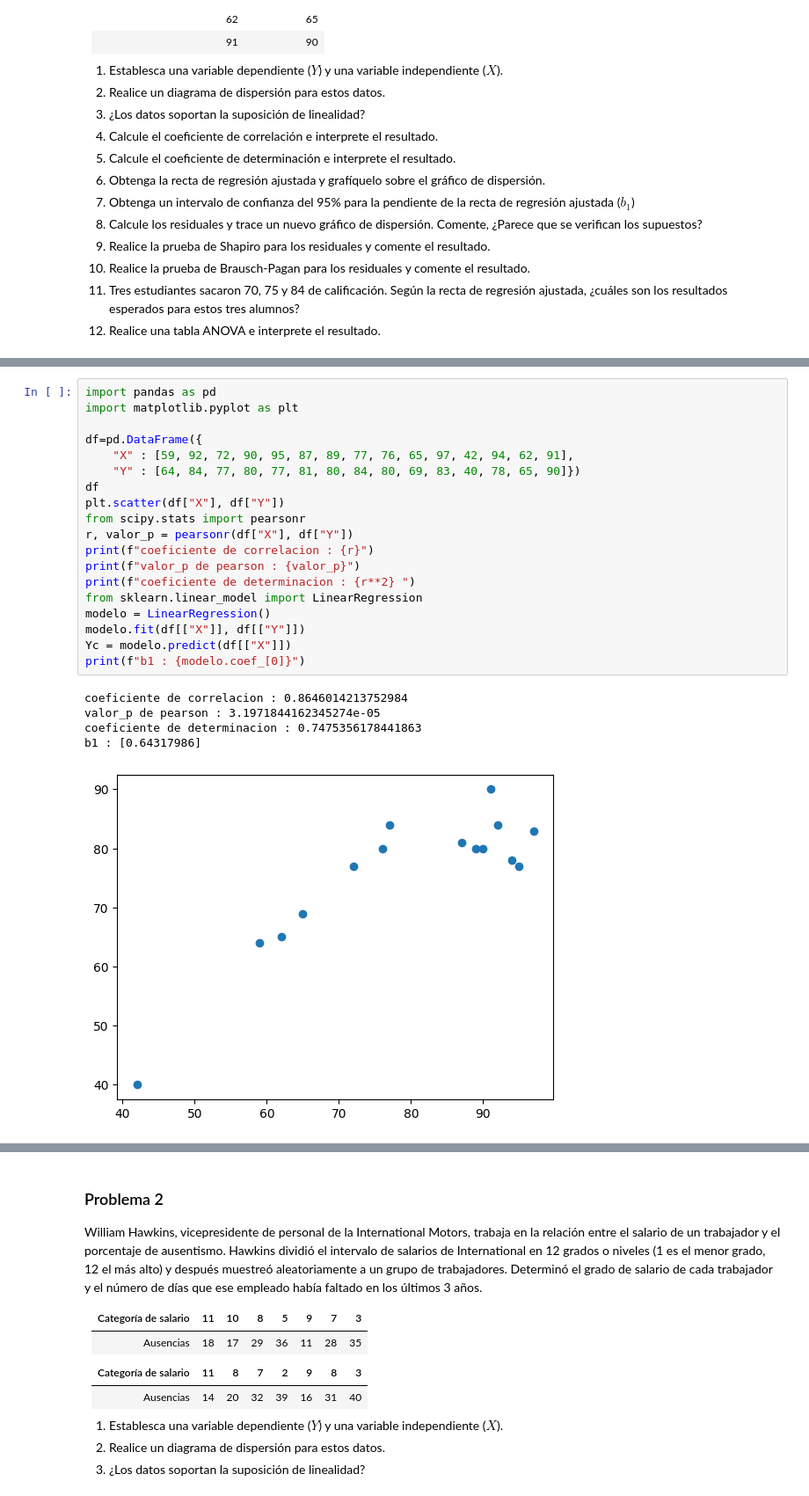
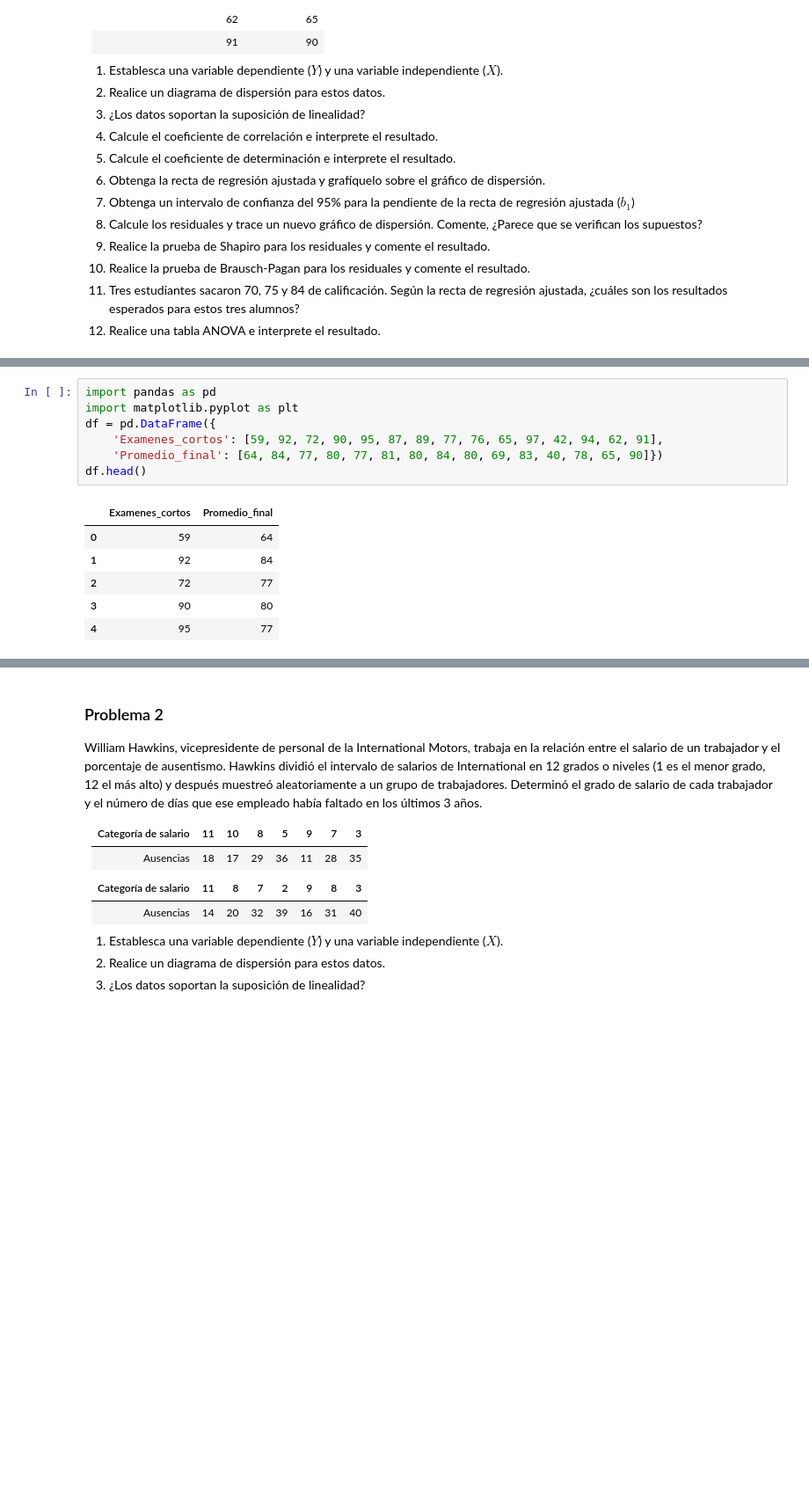
Before and after one commit to Elizabeth341/Estadistica, a Jupyter notebook: Copia_de_Problemario_Estadística_Inferencial_II.ipynb, the cells around one changed output, grey strips where cells are left out. Shown: that part at 88% size. Cells and saved outputs as stored; diff of their text form; blank space fills up the shorter version.

```diff
--- a/Copia_de_Problemario_Estadística_Inferencial_II.ipynb
+++ b/Copia_de_Problemario_Estadística_Inferencial_II.ipynb
@@ -231,25 +255,14 @@ p_value:3.1971844162370644e-05
 # %%
 import pandas as pd
 import matplotlib.pyplot as plt
-
-df=pd.DataFrame({
-    "X" : [59, 92, 72, 90, 95, 87, 89, 77, 76, 65, 97, 42, 94, 62, 91],
-    "Y" : [64, 84, 77, 80, 77, 81, 80, 84, 80, 69, 83, 40, 78, 65, 90]})
-df
-plt.scatter(df["X"], df["Y"])
-from scipy.stats import pearsonr
-r, valor_p = pearsonr(df["X"], df["Y"])
-print(f"coeficiente de correlacion : {r}")
-print(f"valor_p de pearson : {valor_p}")
-print(f"coeficiente de determinacion : {r**2} ")
-from sklearn.linear_model import LinearRegression
-modelo = LinearRegression()
-modelo.fit(df[["X"]], df[["Y"]])
-Yc = modelo.predict(df[["X"]])
-print(f"b1 : {modelo.coef_[0]}")
+df = pd.DataFrame({
+    'Examenes_cortos': [59, 92, 72, 90, 95, 87, 89, 77, 76, 65, 97, 42, 94, 62, 91],
+    'Promedio_final': [64, 84, 77, 80, 77, 81, 80, 84, 80, 69, 83, 40, 78, 65, 90]})
+df.head()
 # %% [output]
-coeficiente de correlacion : 0.8646014213752984
-valor_p de pearson : 3.1971844162345274e-05
-coeficiente de determinacion : 0.7475356178441863
-b1 : [0.64317986]
-[figure, removed]
+|  | Examenes_cortos | Promedio_final |
+| 0 | 59 | 64 |
+| 1 | 92 | 84 |
+| 2 | 72 | 77 |
+| 3 | 90 | 80 |
+| 4 | 95 | 77 |
```
Also changed, not shown: parts of 12 cells of this notebook.
